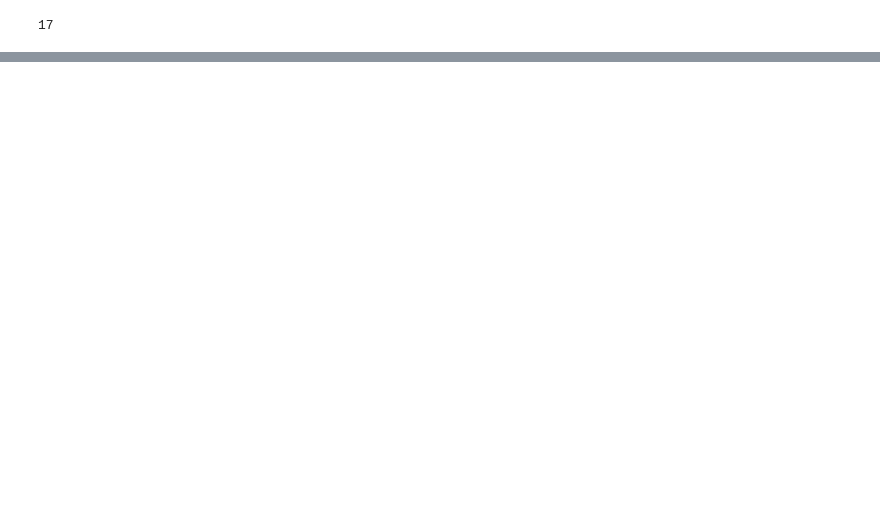
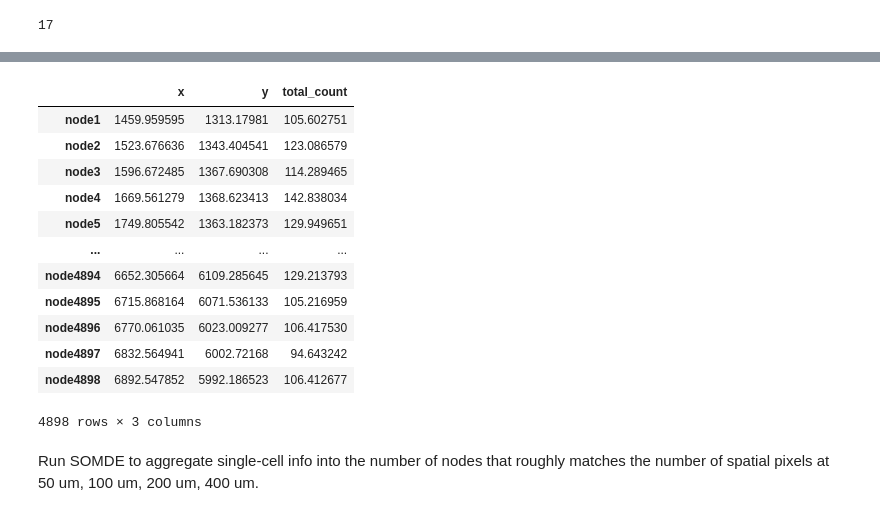
Before and after one commit to GohtaAihara/SEraster-analyses, a Jupyter notebook: analyses/run_SOMDE.ipynb, the cells around one changed output, grey strips where cells are left out. Saved outputs shown, nothing was run; the diff lists cells and outputs as text; code cells hidden in the pictures; blank space fills up the shorter version.

Commit message:
run SOMDE

```diff
--- a/analyses/run_SOMDE.ipynb
+++ b/analyses/run_SOMDE.ipynb
@@ -40,0 +80,18 @@ som.view()
+# %%
+som_pos_lognorm
+# %% [output]
+|  | x | y | total_count |
+| node1 | 1459.959595 | 1313.17981 | 105.602751 |
+| node2 | 1523.676636 | 1343.404541 | 123.086579 |
+| node3 | 1596.672485 | 1367.690308 | 114.289465 |
+| node4 | 1669.561279 | 1368.623413 | 142.838034 |
+| node5 | 1749.805542 | 1363.182373 | 129.949651 |
+| ... | ... | ... | ... |
+| node4894 | 6652.305664 | 6109.285645 | 129.213793 |
+| node4895 | 6715.868164 | 6071.536133 | 105.216959 |
+| node4896 | 6770.061035 | 6023.009277 | 106.417530 |
+| node4897 | 6832.564941 | 6002.72168 | 94.643242 |
+| node4898 | 6892.547852 | 5992.186523 | 106.412677 |
+4898 rows × 3 columns
+# %% [markdown]
+Run SOMDE to aggregate single-cell info into the number of nodes that roughly matches the number of spatial pixels at 50 um, 100 um, 200 um, 400 um.
```
Also changed, not shown: parts of 12 cells of this notebook, 13 other files.
